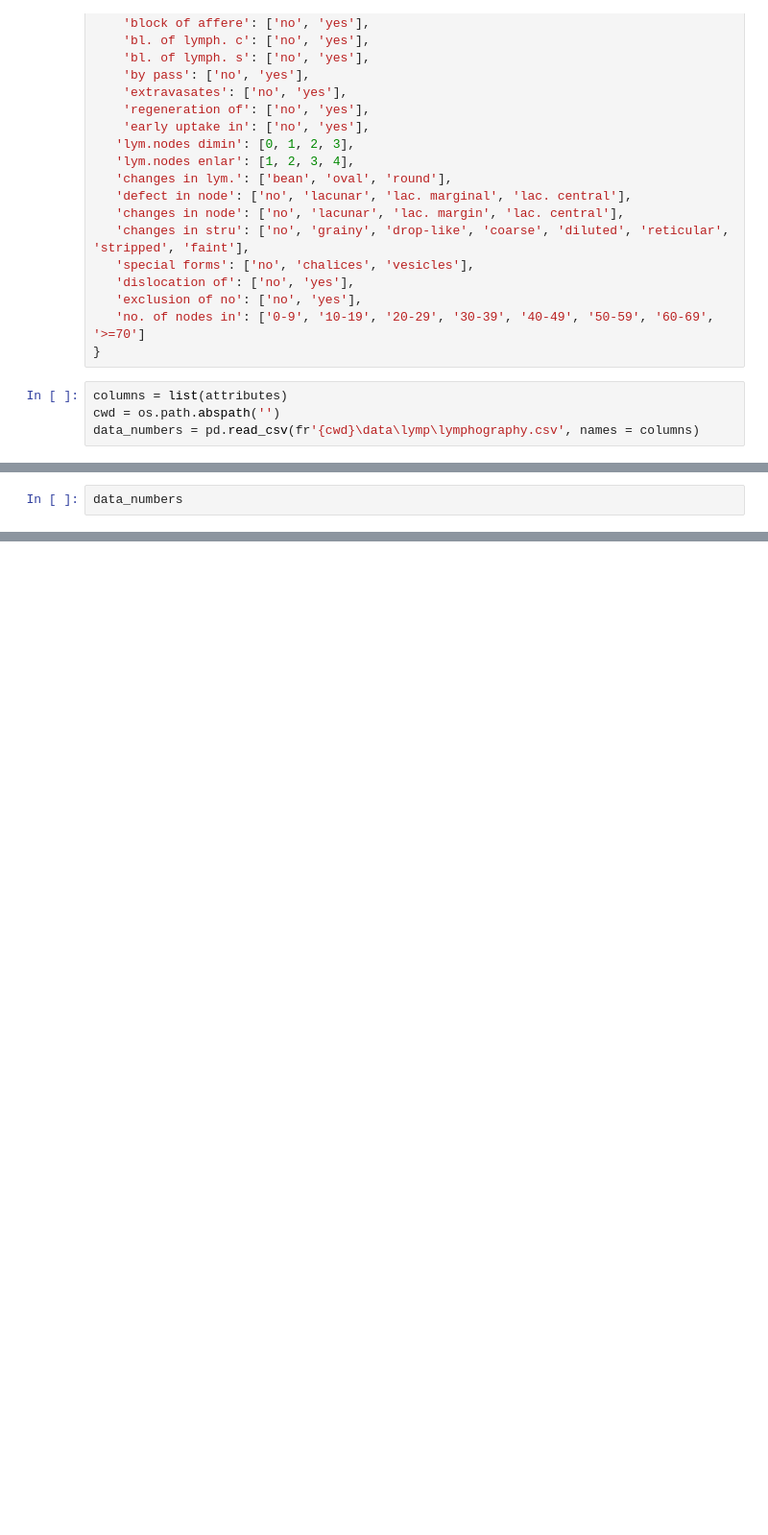
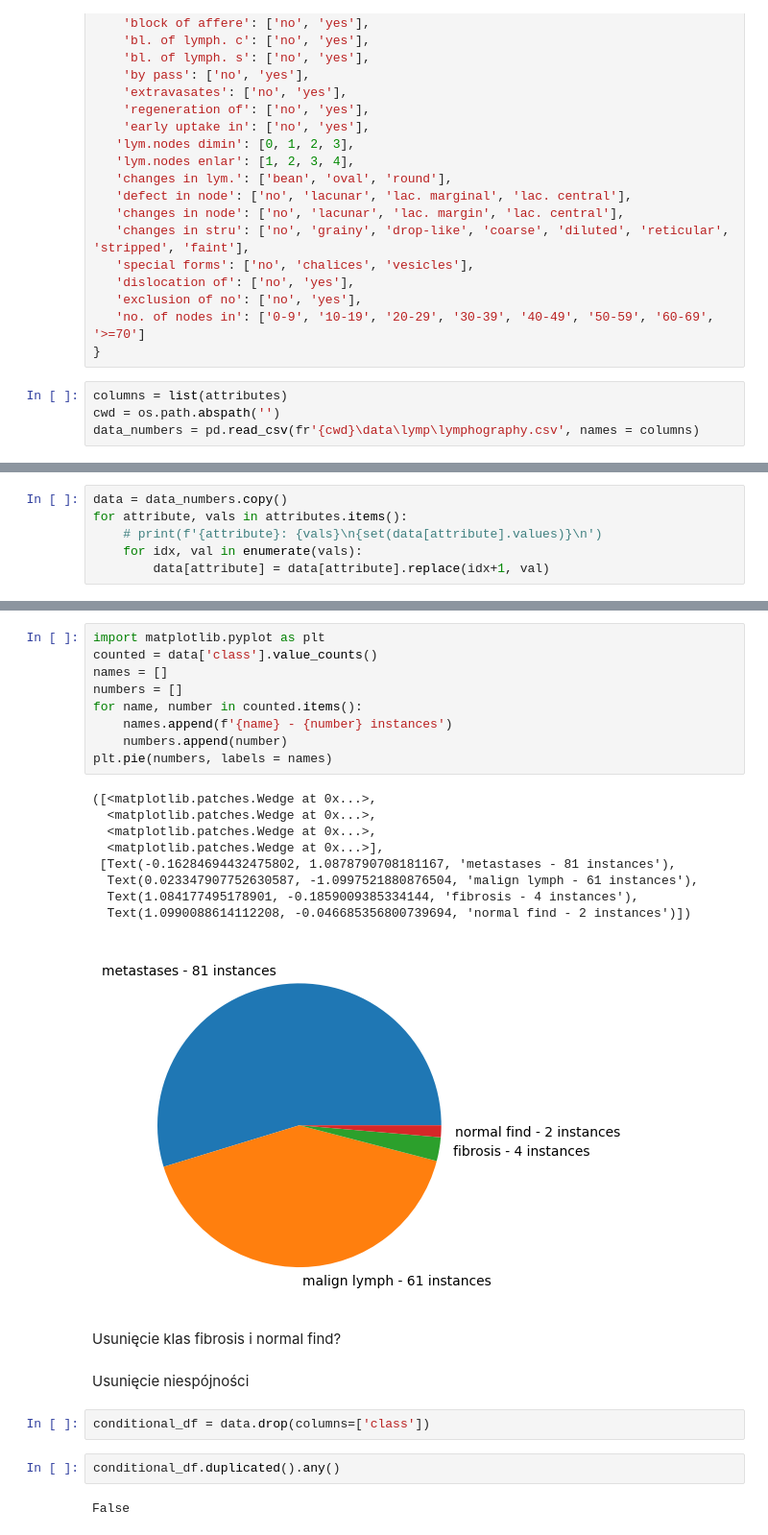
Before and after one commit to AnnaGlid/Indukcja_regul_dec, a Jupyter notebook: NEW_code/preprocessing_lymphography.ipynb, the cells around one changed output, grey strips where cells are left out. Shown at 96% size. Saved outputs shown, nothing was run; the diff lists cells and outputs as text; blank space fills up the shorter version.

```diff
--- a/NEW_code/preprocessing_lymphography.ipynb
+++ b/NEW_code/preprocessing_lymphography.ipynb
@@ -36,2 +32,6 @@ set(data_numbers['1.5'].values)
 # %%
-data_numbers
+data = data_numbers.copy()
+for attribute, vals in attributes.items():
+    # print(f'{attribute}: {vals}\n{set(data[attribute].values)}\n')
+    for idx, val in enumerate(vals):
+        data[attribute] = data[attribute].replace(idx+1, val)
@@ -51,0 +47,29 @@ data_numbers
+# %%
+import matplotlib.pyplot as plt
+counted = data['class'].value_counts()
+names = []
+numbers = []
+for name, number in counted.items():
+    names.append(f'{name} - {number} instances')
+    numbers.append(number)
+plt.pie(numbers, labels = names)
+# %% [output]
+([<matplotlib.patches.Wedge at 0x...>,
+  <matplotlib.patches.Wedge at 0x...>,
+  <matplotlib.patches.Wedge at 0x...>,
+  <matplotlib.patches.Wedge at 0x...>],
+ [Text(-0.16284694432475802, 1.0878790708181167, 'metastases - 81 instances'),
+  Text(0.023347907752630587, -1.0997521880876504, 'malign lymph - 61 instances'),
+  Text(1.084177495178901, -0.1859009385334144, 'fibrosis - 4 instances'),
+  Text(1.0990088614112208, -0.046685356800739694, 'normal find - 2 instances')])
+[figure, added]
+# %% [markdown]
+Usunięcie klas fibrosis i normal find?
+# %% [markdown]
+Usunięcie niespójności
+# %%
+conditional_df = data.drop(columns=['class'])
+# %%
+conditional_df.duplicated().any()
+# %% [output]
+False
```
Also changed, not shown: parts of 4 cells of this notebook.
